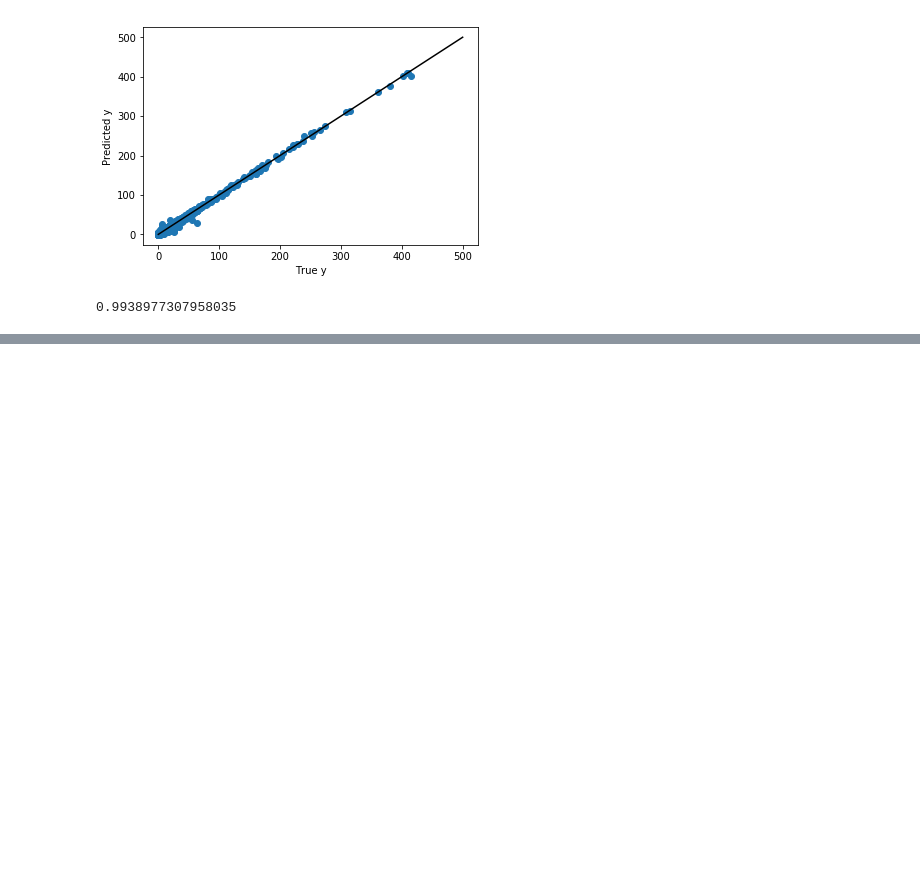
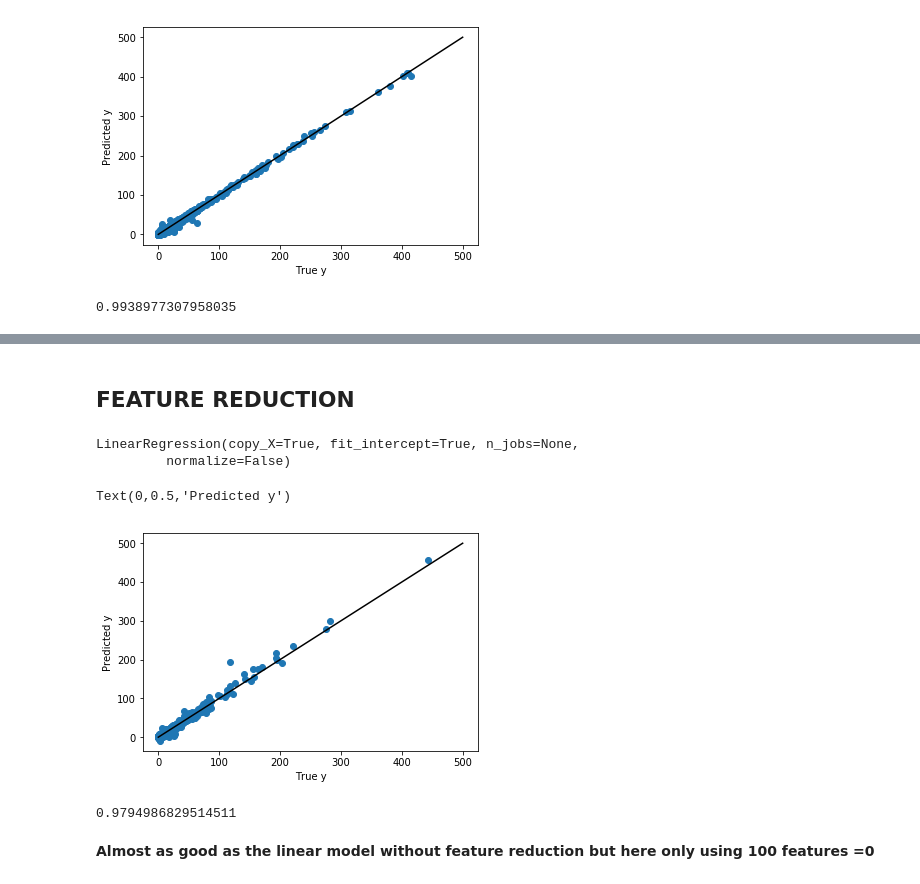
Before and after one commit to zweili/ml_project_2, a Jupyter notebook: projet_2.ipynb, the cells around one changed output, grey strips where cells are left out. Saved outputs shown, nothing was run; the diff lists cells and outputs as text; code cells hidden in the pictures; blank space fills up the shorter version.

Commit message:
PCA dimensionality reduction & train set reduction

```diff
--- a/projet_2.ipynb
+++ b/projet_2.ipynb
@@ -279,0 +266,33 @@ Name: 0, Length: 13362, dtype: float64
+# %% [markdown]
+## FEATURE REDUCTION
+# %%
+# Compute PCA keeping only he n_components
+pca = PCA(n_components=100)
+# %%
+# fit and transform train set and transform test set
+pca_tr = pca.fit_transform(x_tr)
+pca_te = pca.transform(x_te)
+# %%
+#fit linear Regression model on PCA data
+lr.fit(pca_tr, y_tr)
+# %% [output]
+LinearRegression(copy_X=True, fit_intercept=True, n_jobs=None,
+         normalize=False)
+# %%
+y_pred_pca = lr.predict(pca_te)
+# %%
+# display plot to see "accuracy" of the model
+plt.scatter(y_te,y_pred_pca)
+u = np.linspace(0,500)
+plt.plot(u,u, c='black')
+plt.xlabel("True y")
+plt.ylabel("Predicted y")
+# %% [output]
+Text(0,0.5,'Predicted y')
+[figure, added]
+# %%
+r2_score(y_te,y_pred_pca)
+# %% [output]
+0.9794986829514511
+# %% [markdown]
+**Almost as good as the linear model without feature reduction but here only using 100 features =0**
```
Also changed, not shown: parts of 28 cells of this notebook, 1 other file.
